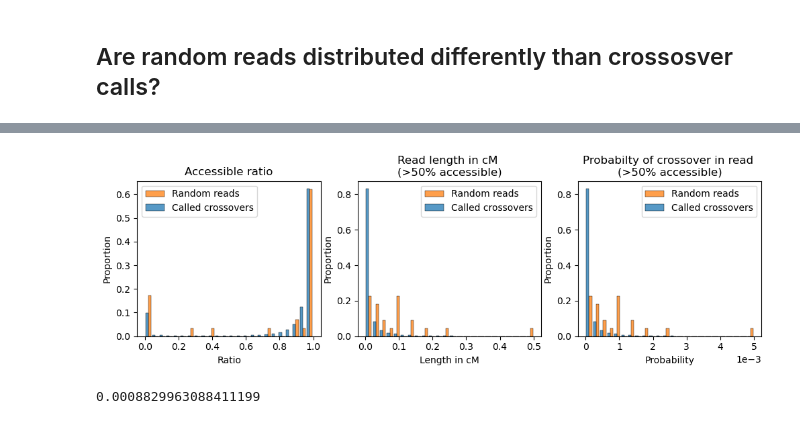
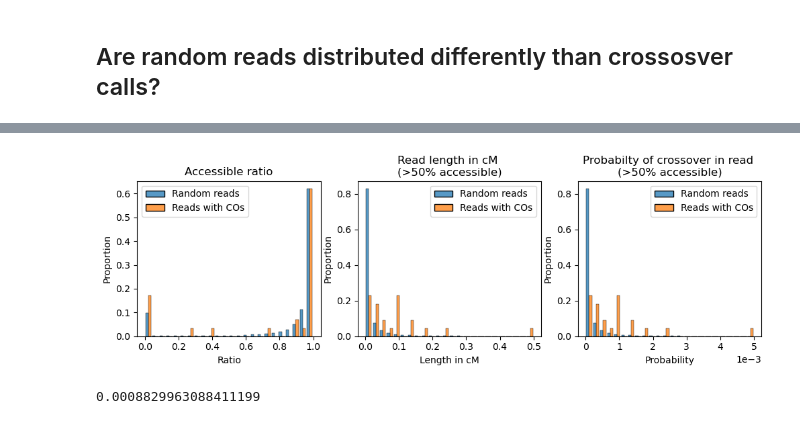
Before and after one commit to regevs/recombination, a Jupyter notebook: notebooks/20230918_compare_alignment_to_t2t.ipynb, the cells around one changed output, grey strips where cells are left out. Drawn from its saved outputs; the diff is of its cells as text; code cells hidden in the pictures.

```diff
--- a/notebooks/20230918_compare_alignment_to_t2t.ipynb
+++ b/notebooks/20230918_compare_alignment_to_t2t.ipynb
@@ -787,8 +791,8 @@ fig, axs = plt.subplots(1, 3, figsize=(12, 3))
 
 sns.histplot(
     [
-        fake_reads_df["accessible_ratio"].values,
-        true_reads_chrom_df["accessible_ratio"].values
+        pd.Series(fake_reads_df["accessible_ratio"].values, name="Random reads"),
+        pd.Series(true_reads_chrom_df["accessible_ratio"].values, name="Reads with COs"),
     ]
     ,
     bins=np.linspace(0, 1, 25),
@@ -798,44 +802,41 @@ sns.histplot(
     common_norm=False,
     ax=axs[0],
 )
-axs[0].legend(["Random reads", "Called crossovers"]);
 axs[0].set_title("Accessible ratio");
 axs[0].set_xlabel("Ratio");
 
 sns.histplot(
     [
-        fake_reads_df["cM"][fake_reads_df["accessible_ratio"]>0.5].values,
-        true_reads_chrom_df["cM"][true_reads_chrom_df["accessible_ratio"]>0.5].values,
+        pd.Series(fake_reads_df["cM"][fake_reads_df["accessible_ratio"]>0.5].values, name="Random reads"),
+        pd.Series(true_reads_chrom_df["cM"][true_reads_chrom_df["accessible_ratio"]>0.5].values, name="Reads with COs"),
     ],
     bins=np.linspace(0, 0.5, 25),
     multiple="dodge",
     shrink=0.8,
     stat="proportion",
     common_norm=False,
     ax=axs[1],
 )
-axs[1].legend(["Random reads", "Called crossovers"]);
 axs[1].set_title("Read length in cM \n(>50% accessible)");
 axs[1].set_xlabel("Length in cM");
 
 sns.histplot(
     [
-        fake_reads_df["prob_crossover"][fake_reads_df["accessible_ratio"]>0.5].values,
-        true_reads_chrom_df["prob_crossover"][true_reads_chrom_df["accessible_ratio"]>0.5].values,
+        pd.Series(fake_reads_df["prob_crossover"][fake_reads_df["accessible_ratio"]>0.5].values, name="Random reads"),
+        pd.Series(true_reads_chrom_df["prob_crossover"][true_reads_chrom_df["accessible_ratio"]>0.5].values, name="Reads with COs"),
     ],
     bins=np.linspace(0, 5e-3, 25),
     multiple="dodge",
     shrink=0.8,
     stat="proportion",
     common_norm=False,
     ax=axs[2],
 )
-axs[2].legend(["Random reads", "Called crossovers"]);
 axs[2].set_title("Probabilty of crossover in read \n(>50% accessible)");
 axs[2].set_xlabel("Probability");
 axs[2].ticklabel_format(axis="x", style="sci", scilimits=(0,0))
 # %% [output]
-[figure, old version]
+[figure, new version]
 # %%
 true_reads_chrom_df["prob_crossover"][true_reads_chrom_df["accessible_ratio"]>0.5].values.mean()
 # %% [output]
```
Also changed, not shown: parts of 25 cells of this notebook, 5 other files.
